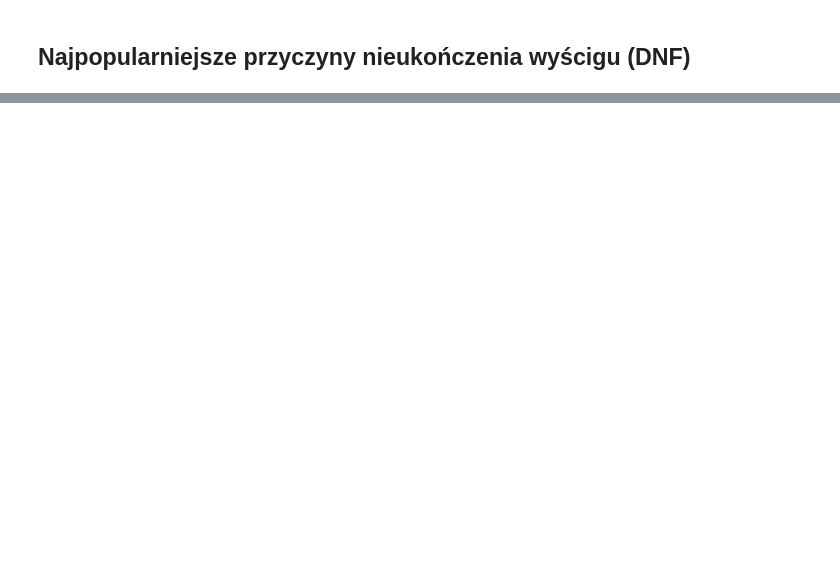
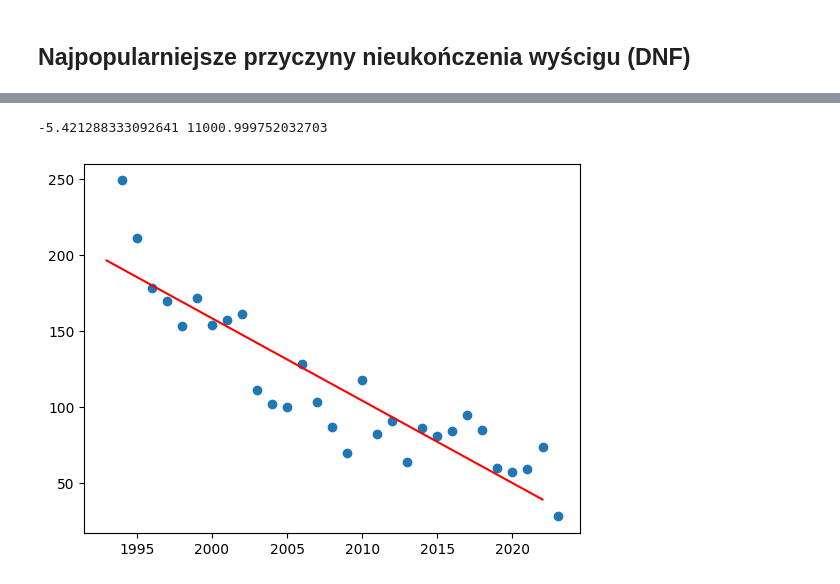
Before and after one commit to lachimex/statistic_project, a Jupyter notebook: StatisticProject.ipynb, the cells around one changed output, grey strips where cells are left out. Saved outputs shown, nothing was run; the diff lists cells and outputs as text; code cells hidden in the pictures; blank space fills up the shorter version.

Commit message:
linear regression

```diff
--- a/StatisticProject.ipynb
+++ b/StatisticProject.ipynb
@@ -232,0 +267,39 @@ plt.show()
+# %%
+def linear_regression(x_values, y_values):
+    B = [x for x in range(1, 15000, 1000)]
+    best_model_b = B[0]
+    best_model_a = 0
+    best_error = float("inf")
+    learning_rate = 1e-7
+    epochs = 50
+
+    n = x_values.size
+    for b in B:
+        a = best_model_a
+        for _ in range(epochs):
+            dl_da = 0
+            dl_db = 0
+            for i in range(n):
+                dl_da += (a * x_values[i] + b - y_values[i]) * x_values[i]
+                dl_db += (a * x_values[i] + b - y_values[i])
+            # gradient descent
+            a -= 2/n * dl_da * learning_rate
+            b -= 2/n * dl_db * learning_rate
+
+        error = 0
+        for i in range(x_values.size):
+            error += (a * x_values[i] + b - y_values[i]) ** 2
+        if error < best_error:
+            best_error = error
+            best_model_b = b
+            best_model_a = a
+    print(best_model_a, best_model_b)
+
+    plt.scatter(x_values, y_values)
+    plt.plot(list(range(1993, 2023)), [best_model_a * x + best_model_b for x in range(1993, 2023)], color="red")
+    plt.show()
+# %%
+linear_regression(grouped_dnfs['race_year'], grouped_dnfs['count'])
+# %% [output]
+-5.421288333092641 11000.999752032703
+[figure, added]
```
Also changed, not shown: parts of 18 cells of this notebook, 3 other files.
